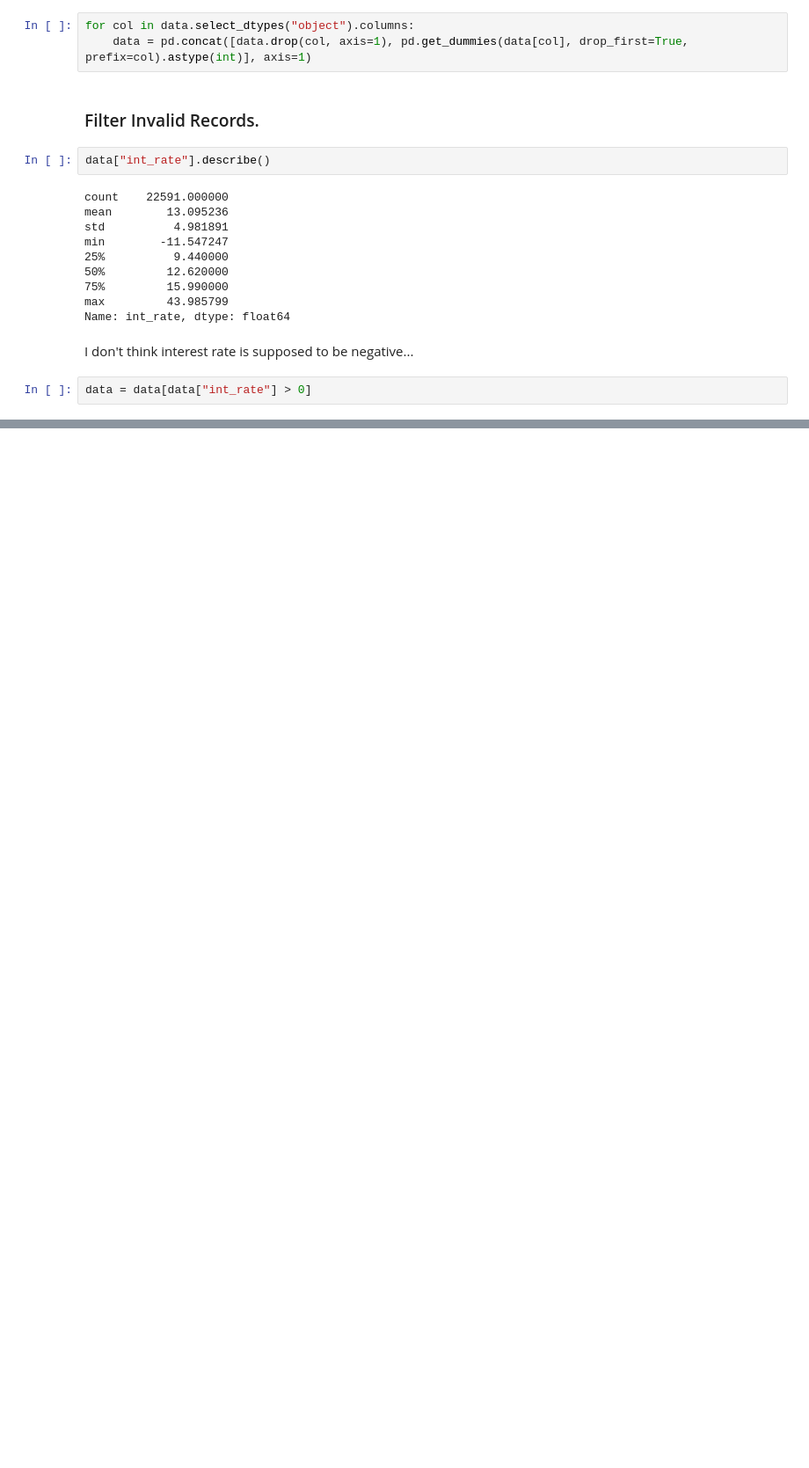
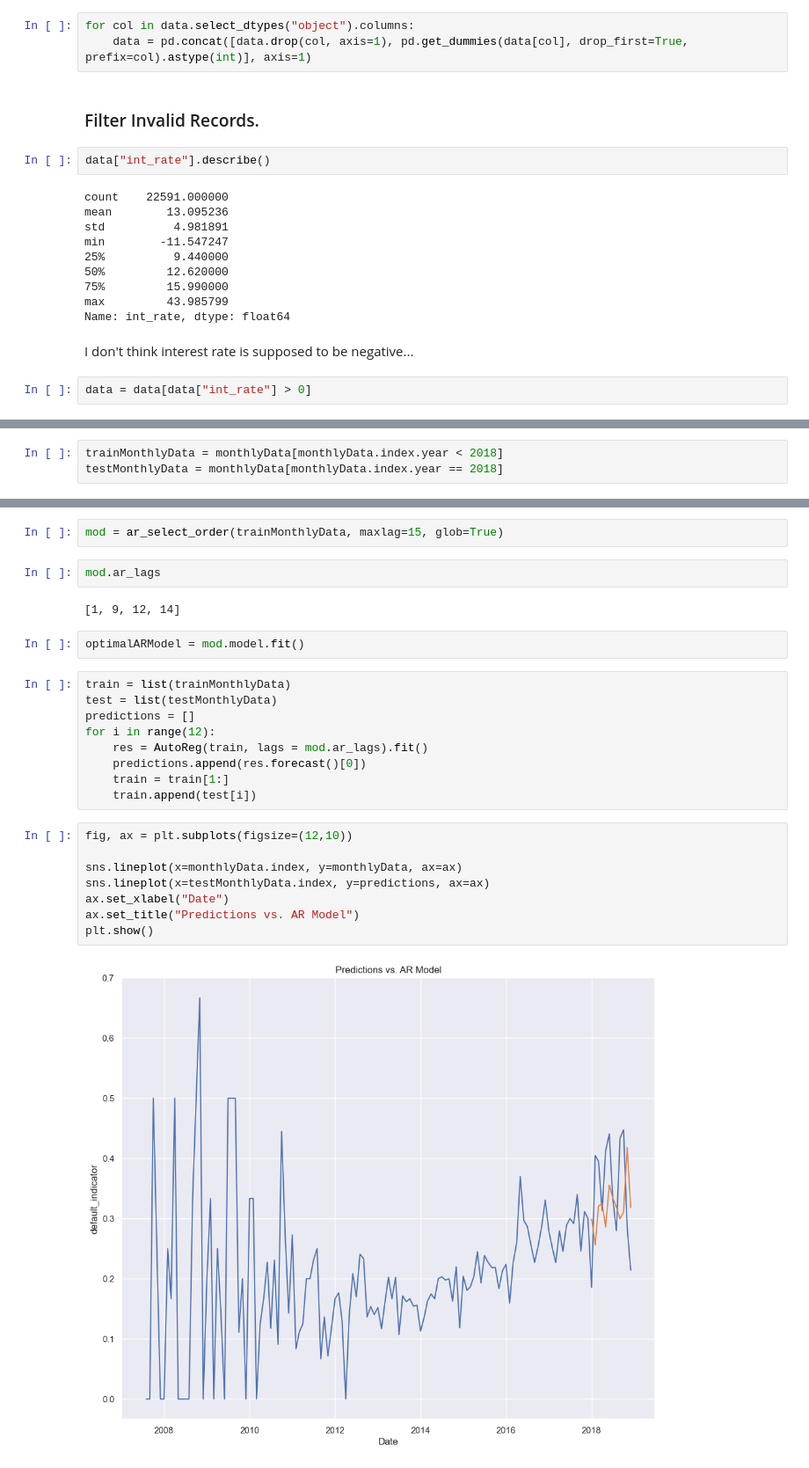
Before and after one commit to IMOsbo/DATA6500-Final-Project, a Jupyter notebook: DATA6990Final.ipynb, the cells around one changed output, grey strips where cells are left out. Shown at 88% size. Drawn from its saved outputs; the diff is of its cells as text; blank space fills up the shorter version.

```diff
--- a/DATA6990Final.ipynb
+++ b/DATA6990Final.ipynb
@@ -185,0 +352,3 @@ data = data[data["int_rate"] > 0]
+# %%
+trainMonthlyData = monthlyData[monthlyData.index.year < 2018]
+testMonthlyData = monthlyData[monthlyData.index.year == 2018]
@@ -185,0 +363,27 @@ data = data[data["int_rate"] > 0]
+# %%
+mod = ar_select_order(trainMonthlyData, maxlag=15, glob=True)
+# %%
+mod.ar_lags
+# %% [output]
+[1, 9, 12, 14]
+# %%
+optimalARModel = mod.model.fit()
+# %%
+train = list(trainMonthlyData)
+test = list(testMonthlyData)
+predictions = []
+for i in range(12):
+    res = AutoReg(train, lags = mod.ar_lags).fit()
+    predictions.append(res.forecast()[0])
+    train = train[1:]
+    train.append(test[i])
+# %%
+fig, ax = plt.subplots(figsize=(12,10))
+
+sns.lineplot(x=monthlyData.index, y=monthlyData, ax=ax)
+sns.lineplot(x=testMonthlyData.index, y=predictions, ax=ax)
+ax.set_xlabel("Date")
+ax.set_title("Predictions vs. AR Model")
+plt.show()
+# %% [output]
+[figure, added]
```
Also changed, not shown: parts of 49 cells of this notebook.
